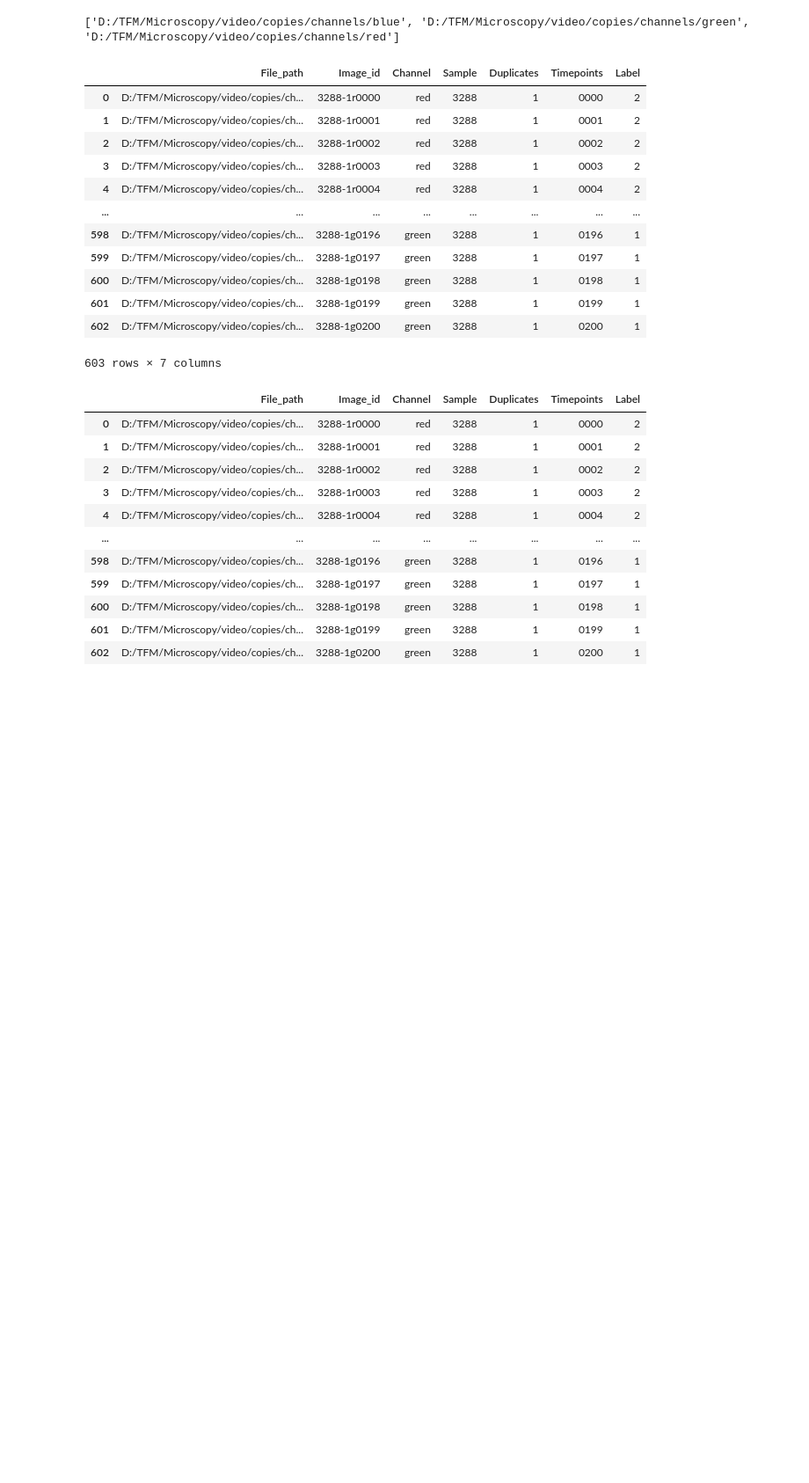
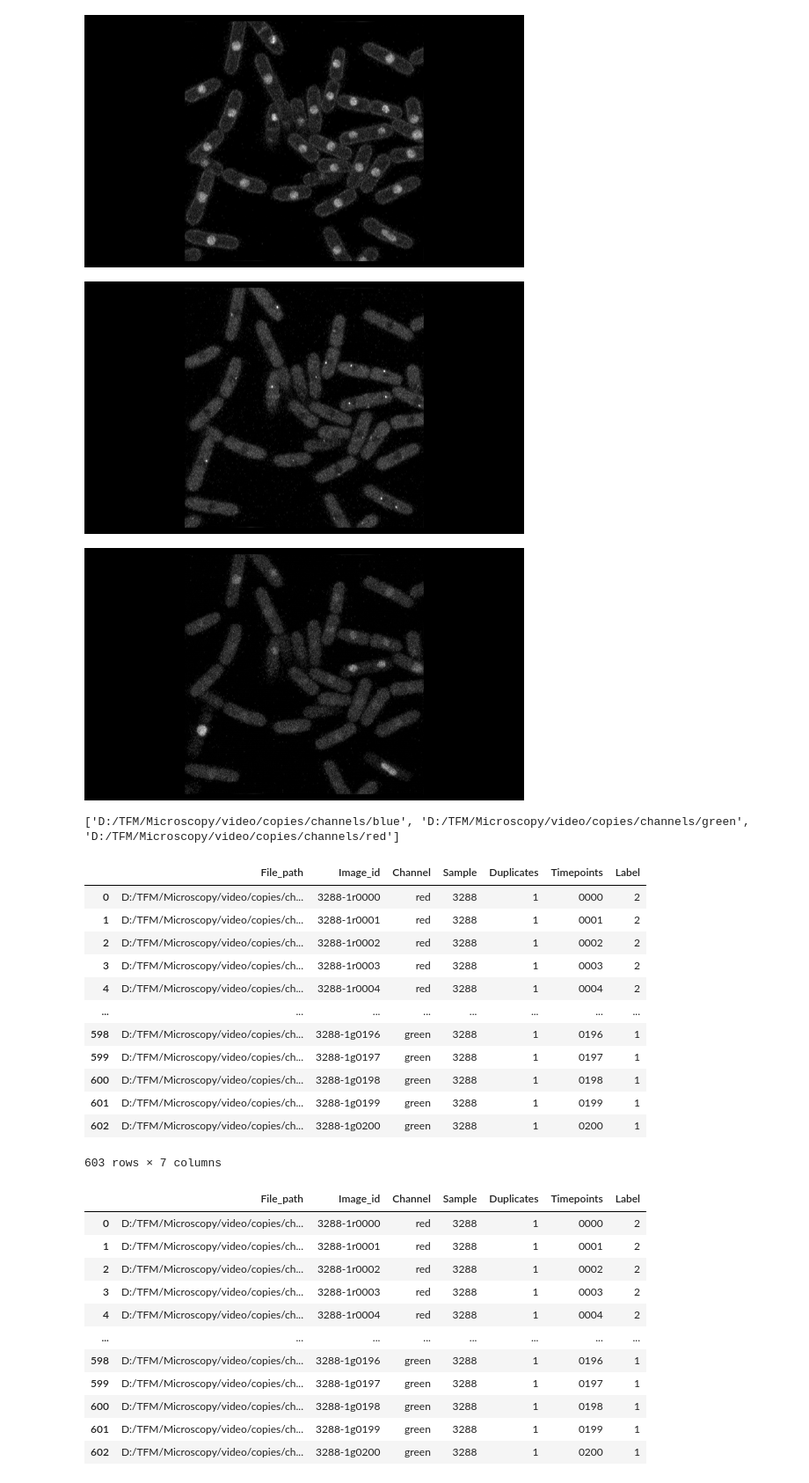
Before and after one commit to sarabenitezinglott/TFM, a Jupyter notebook: Microscopy/preprocess_df.ipynb, the cells around one changed output. Shown at 88% size. Saved outputs shown, nothing was run; the diff lists cells and outputs as text; code cells hidden in the pictures; blank space fills up the shorter version.

```diff
--- a/Microscopy/preprocess_df.ipynb
+++ b/Microscopy/preprocess_df.ipynb
@@ -10,3 +8,9 @@ from src import pre_process
+# %%
+vis.napari_view_splited_channels()
+# %% [output]
+[figure, added]
+[figure, added]
+[figure, added]
 # %%
 blue_df, green_df, red_df, df = pre_process.create_df("D:/TFM/Microscopy/video/copies/channels/")
 df
```
Also changed, not shown: parts of 6 cells of this notebook, 3 other files.
